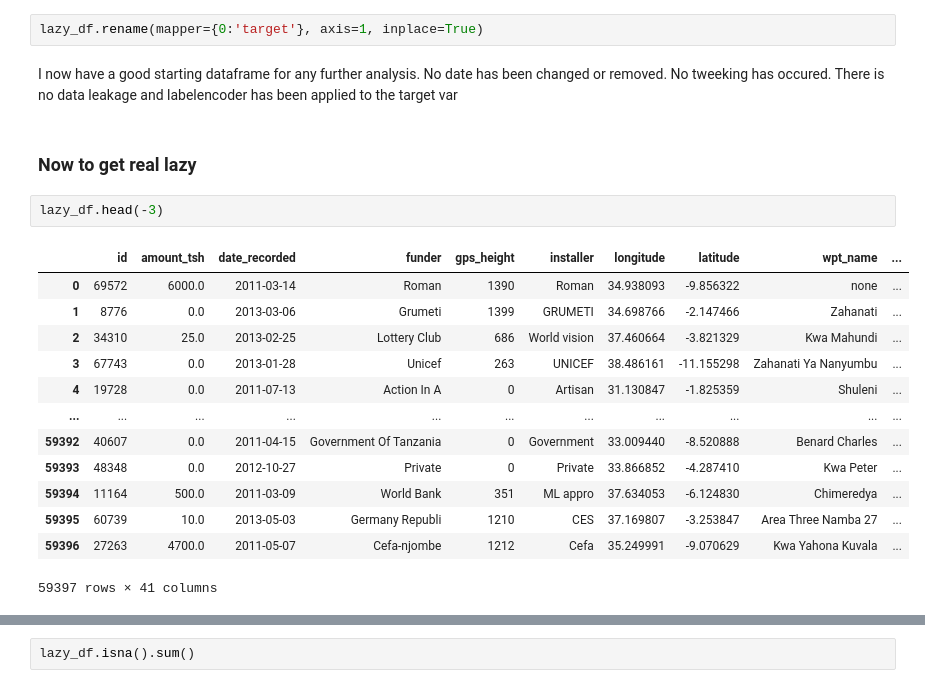
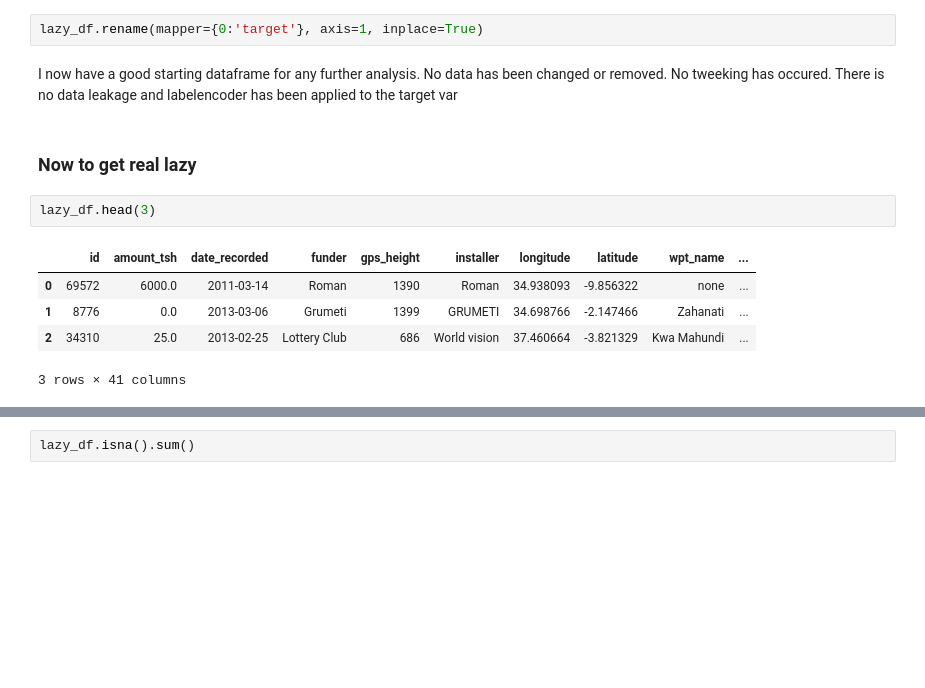
Before and after one commit to mduncan23/Tanzanian-Water-Wells-Analysis, a Jupyter notebook: Water_well_project.ipynb, the cells around one changed output, grey strips where cells are left out. Saved outputs shown, nothing was run; the diff lists cells and outputs as text; blank space fills up the shorter version.

```diff
--- a/Water_well_project.ipynb
+++ b/Water_well_project.ipynb
@@ -213,24 +218,16 @@ lazy_df = pd.concat([X_data_df, y_encoded], axis=1)
 # %%
 lazy_df.rename(mapper={0:'target'}, axis=1, inplace=True)
 # %% [markdown]
-I now have a good starting dataframe for any further analysis. No date has been changed or removed. No tweeking has occured.
+I now have a good starting dataframe for any further analysis. No data has been changed or removed. No tweeking has occured.
 There is no data leakage and labelencoder has been applied to the target var
 # %% [markdown]
 ### Now to get real lazy
 # %%
-lazy_df.head(-3)
+lazy_df.head(3)
 # %% [output]
 |  | id | amount_tsh | date_recorded | funder | gps_height | installer | longitude | latitude | wpt_name | ... |
 | 0 | 69572 | 6000.0 | 2011-03-14 | Roman | 1390 | Roman | 34.938093 | -9.856322 | none | ... |
 | 1 | 8776 | 0.0 | 2013-03-06 | Grumeti | 1399 | GRUMETI | 34.698766 | -2.147466 | Zahanati | ... |
 | 2 | 34310 | 25.0 | 2013-02-25 | Lottery Club | 686 | World vision | 37.460664 | -3.821329 | Kwa Mahundi | ... |
-| 3 | 67743 | 0.0 | 2013-01-28 | Unicef | 263 | UNICEF | 38.486161 | -11.155298 | Zahanati Ya Nanyumbu | ... |
-| 4 | 19728 | 0.0 | 2011-07-13 | Action In A | 0 | Artisan | 31.130847 | -1.825359 | Shuleni | ... |
-| ... | ... | ... | ... | ... | ... | ... | ... | ... | ... | ... |
-| 59392 | 40607 | 0.0 | 2011-04-15 | Government Of Tanzania | 0 | Government | 33.009440 | -8.520888 | Benard Charles | ... |
-| 59393 | 48348 | 0.0 | 2012-10-27 | Private | 0 | Private | 33.866852 | -4.287410 | Kwa Peter | ... |
-| 59394 | 11164 | 500.0 | 2011-03-09 | World Bank | 351 | ML appro | 37.634053 | -6.124830 | Chimeredya | ... |
-| 59395 | 60739 | 10.0 | 2013-05-03 | Germany Republi | 1210 | CES | 37.169807 | -3.253847 | Area Three Namba 27 | ... |
-| 59396 | 27263 | 4700.0 | 2011-05-07 | Cefa-njombe | 1212 | Cefa | 35.249991 | -9.070629 | Kwa Yahona Kuvala | ... |
-59397 rows × 41 columns
+3 rows × 41 columns
 # %%
```
Also changed, not shown: parts of 29 cells of this notebook.
